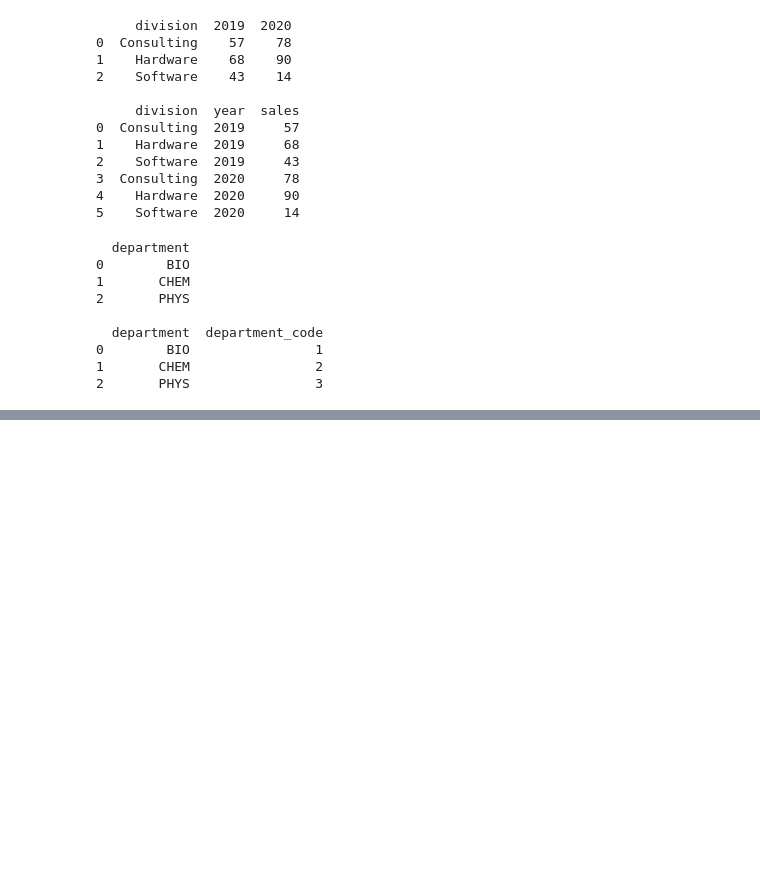
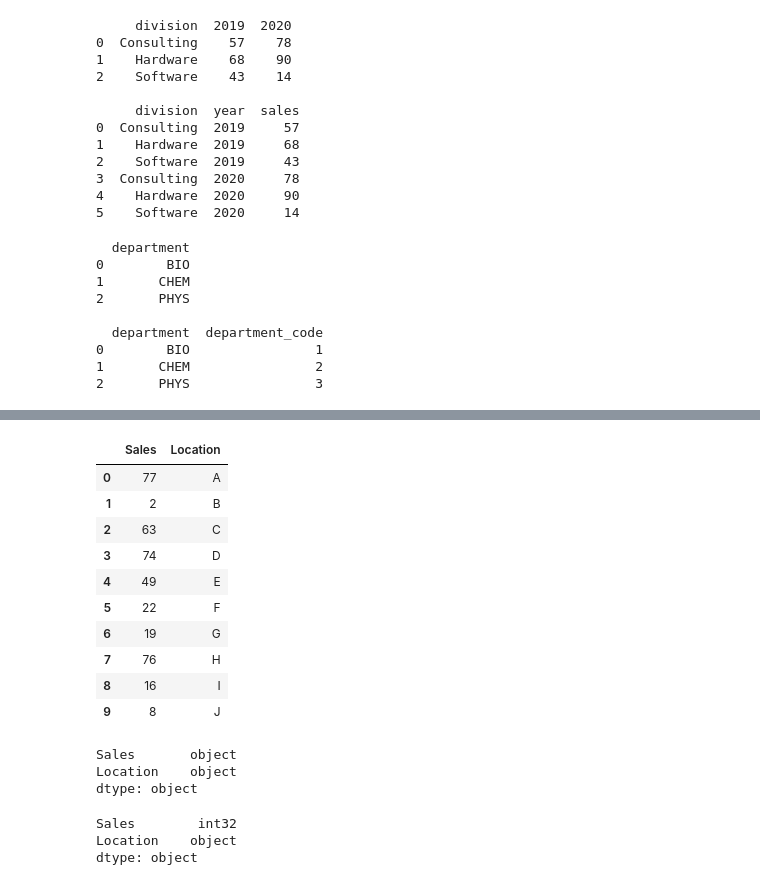
Before and after one commit to peterthorsteinson/MyCourses, a Jupyter notebook: MyPythonCourse/pandas.ipynb, the cells around one changed output, grey strips where cells are left out. Drawn from its saved outputs; the diff is of its cells as text; code cells hidden in the pictures; blank space fills up the shorter version.

```diff
--- a/MyPythonCourse/pandas.ipynb
+++ b/MyPythonCourse/pandas.ipynb
@@ -98,0 +126,28 @@ print (df)
+# %%
+df = pd.DataFrame(data, columns= ["Sales", "Location"])
+df
+# %% [output]
+|  | Sales | Location |
+| 0 | 77 | A |
+| 1 | 2 | B |
+| 2 | 63 | C |
+| 3 | 74 | D |
+| 4 | 49 | E |
+| 5 | 22 | F |
+| 6 | 19 | G |
+| 7 | 76 | H |
+| 8 | 16 | I |
+| 9 | 8 | J |
+# %%
+df.dtypes
+# %% [output]
+Sales       object
+Location    object
+dtype: object
+# %%
+df.Sales = df.Sales.astype(int)
+df.dtypes
+# %% [output]
+Sales        int32
+Location    object
+dtype: object
```
Also changed, not shown: parts of 46 cells of this notebook, 3 other files.
